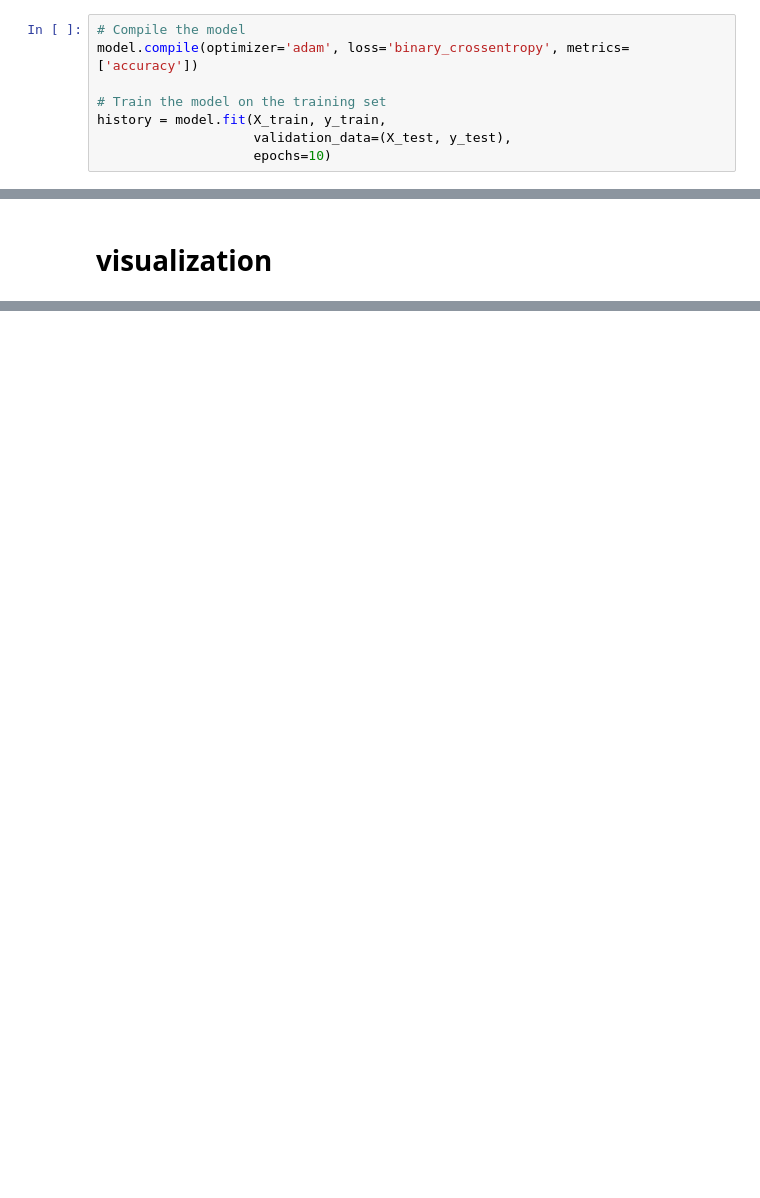
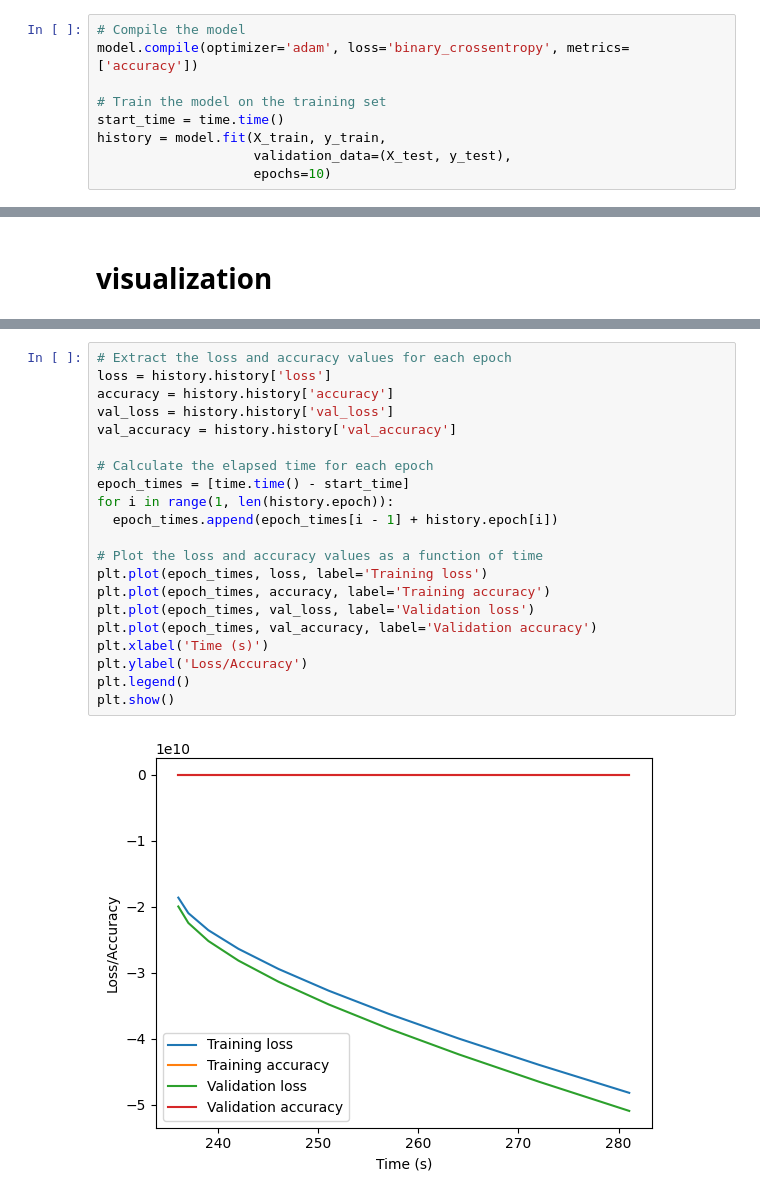
Before and after one commit to Haonan-Jiang/LIGN167-Final-Project, a Jupyter notebook: final_modified.ipynb, the cells around one changed output, grey strips where cells are left out. Drawn from its saved outputs; the diff is of its cells as text; blank space fills up the shorter version.

Commit message:
more visualization

```diff
--- a/final_modified.ipynb
+++ b/final_modified.ipynb
@@ -157,6 +158,7 @@ model.add(Dense(1, activation='sigmoid'))
 model.compile(optimizer='adam', loss='binary_crossentropy', metrics=['accuracy'])
 
 # Train the model on the training set
+start_time = time.time()
 history = model.fit(X_train, y_train,
                     validation_data=(X_test, y_test),
                     epochs=10)
@@ -252,0 +255,23 @@ plt.show()
+# %%
+# Extract the loss and accuracy values for each epoch
+loss = history.history['loss']
+accuracy = history.history['accuracy']
+val_loss = history.history['val_loss']
+val_accuracy = history.history['val_accuracy']
+
+# Calculate the elapsed time for each epoch
+epoch_times = [time.time() - start_time]
+for i in range(1, len(history.epoch)):
+  epoch_times.append(epoch_times[i - 1] + history.epoch[i])
+
+# Plot the loss and accuracy values as a function of time
+plt.plot(epoch_times, loss, label='Training loss')
+plt.plot(epoch_times, accuracy, label='Training accuracy')
+plt.plot(epoch_times, val_loss, label='Validation loss')
+plt.plot(epoch_times, val_accuracy, label='Validation accuracy')
+plt.xlabel('Time (s)')
+plt.ylabel('Loss/Accuracy')
+plt.legend()
+plt.show()
+# %% [output]
+[figure, added]
```
Also changed, not shown: parts of 5 cells of this notebook, 1 other file.
